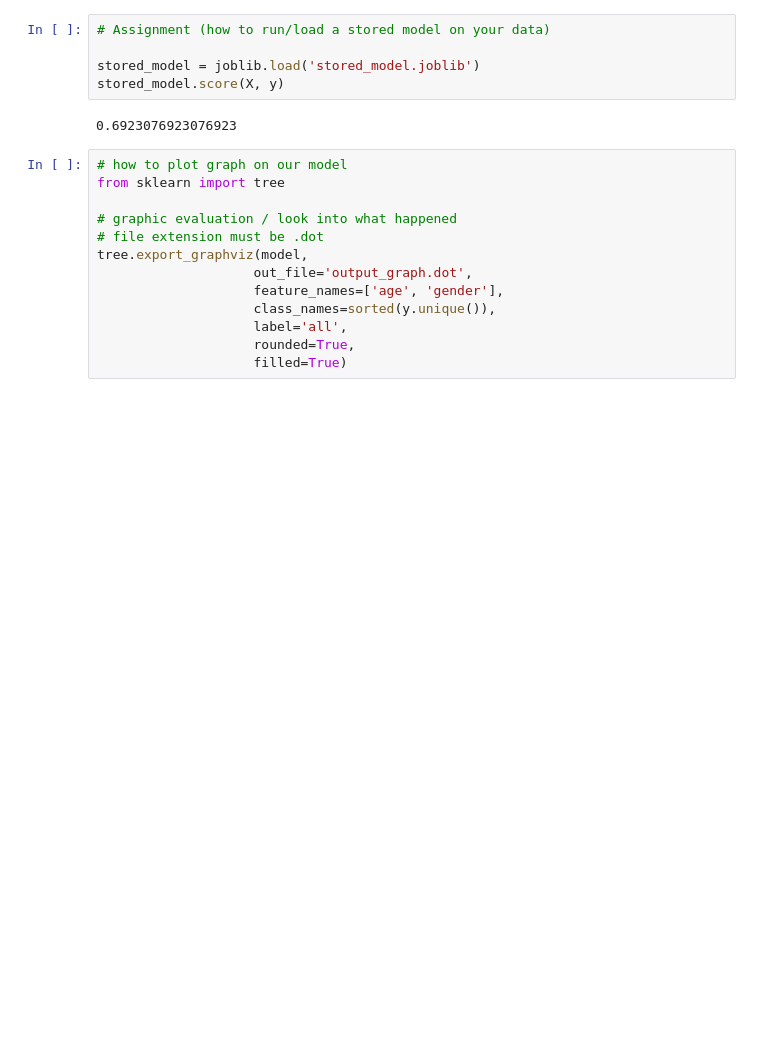
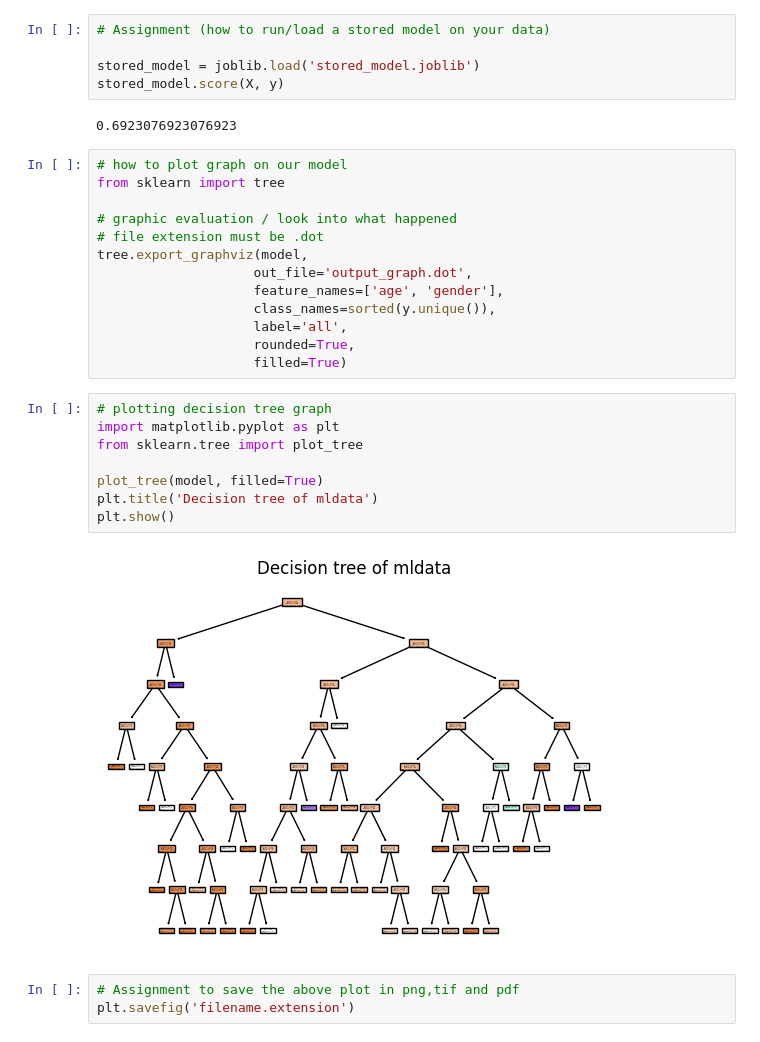
Before and after one commit to ashhad25/python-for-datascience, a Jupyter notebook: python_ka_chilla/machine learning week/decision_tree_algorithm.ipynb, the cells around one changed output. Saved outputs shown, nothing was run; the diff lists cells and outputs as text; blank space fills up the shorter version.

Commit message:
plotting decision tree ( machine learning week ( day-3 ) )

```diff
--- a/python_ka_chilla/machine learning week/decision_tree_algorithm.ipynb
+++ b/python_ka_chilla/machine learning week/decision_tree_algorithm.ipynb
@@ -91,3 +89,16 @@ tree.export_graphviz(model,
                     label='all',
                     rounded=True,
                     filled=True)
+# %%
+# plotting decision tree graph
+import matplotlib.pyplot as plt
+from sklearn.tree import plot_tree
+
+plot_tree(model, filled=True)
+plt.title('Decision tree of mldata')
+plt.show()
+# %% [output]
+[figure, added]
+# %%
+# Assignment to save the above plot in png,tif and pdf
+plt.savefig('filename.extension')
```
Also changed, not shown: parts of 1 cell of this notebook.
